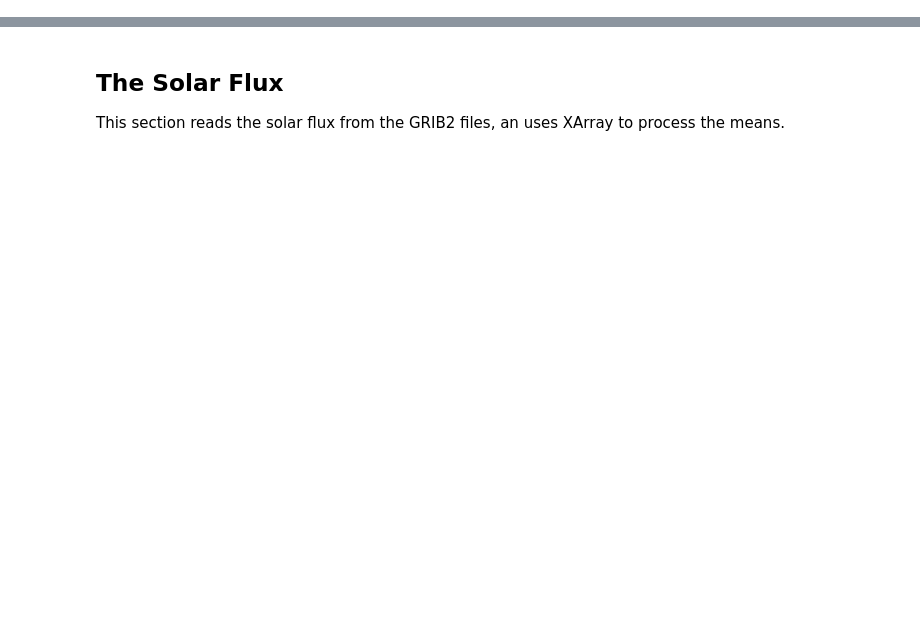
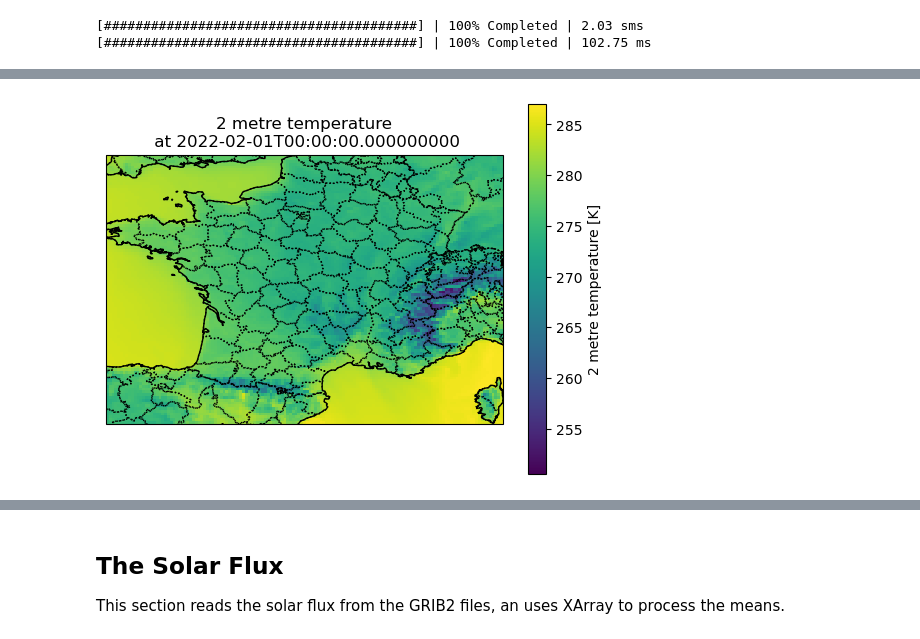
Before and after one commit to GreenForecast-Squad/energetic-stress-production, a Jupyter notebook: notebooks/weather/0_grib_to_xarray.ipynb, the cells around one changed output, grey strips where cells are left out. Saved outputs shown, nothing was run; the diff lists cells and outputs as text; code cells hidden in the pictures; blank space fills up the shorter version.

```diff
--- a/notebooks/weather/0_grib_to_xarray.ipynb
+++ b/notebooks/weather/0_grib_to_xarray.ipynb
@@ -115,0 +211,26 @@ for poly in poly_france.geoms:
+# %%
+def select_region(ds, min_lon, max_lon, min_lat, max_lat):
+    """Check if 'step' is in the dataset's coordinates
+    and return the dataset with the selected region.
+    """
+    if "step" not in ds.coords:
+        print("step not in coords")
+        display(ds)
+    return ds.sel(longitude=slice(min_lon, max_lon), latitude=slice(max_lat, min_lat))
+
+
+select_france = partial(
+    select_region, min_lon=min_lon, max_lon=max_lon, min_lat=min_lat, max_lat=max_lat
+)
+
+da = xr.open_mfdataset(
+    filenames_morning,
+    engine="cfgrib",
+    # parallel=True,
+    backend_kwargs={"filter_by_keys": KEYS_FILTER_T2M},
+    concat_dim="time",
+    combine="nested",
+    preprocess=select_france,
+    # chunks={"time": 1},
+).t2m.drop_vars("heightAboveGround")
+da
@@ -115,0 +284,5 @@ for poly in poly_france.geoms:
+# %%
+show_da(da)
+# %% [output]
+[########################################] | 100% Completed | 2.03 sms
+[########################################] | 100% Completed | 102.75 ms
@@ -115,0 +291 @@ for poly in poly_france.geoms:
+[figure, added]
```
Also changed, not shown: parts of 100 cells of this notebook, 6 other files.
